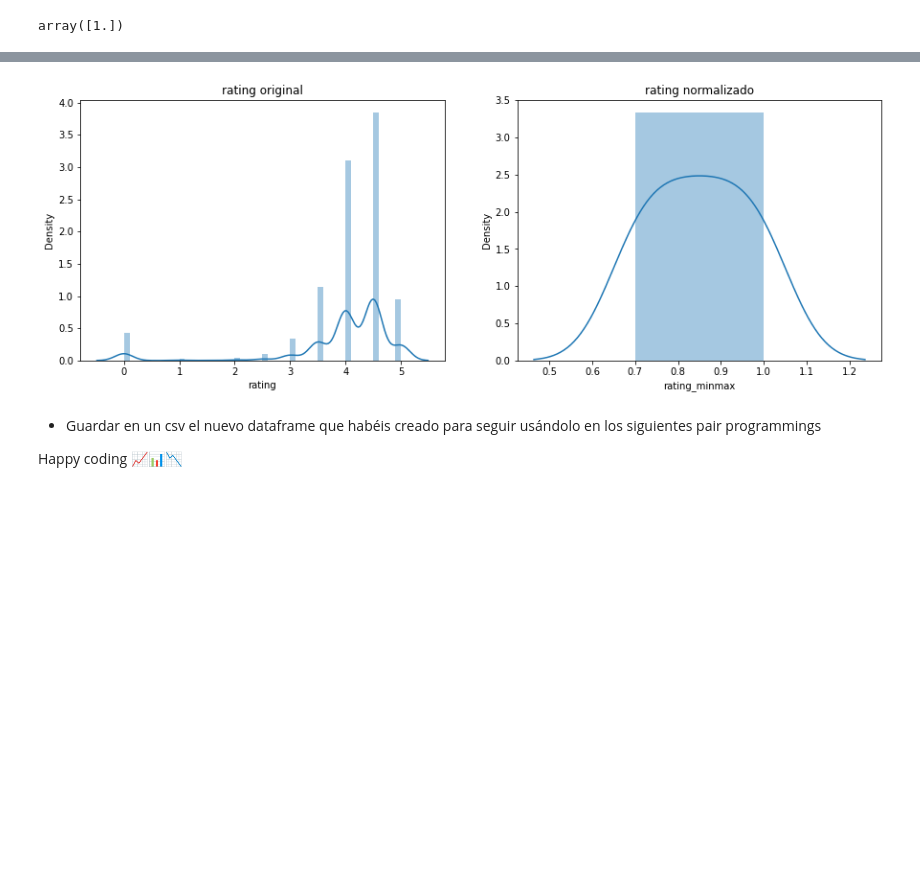
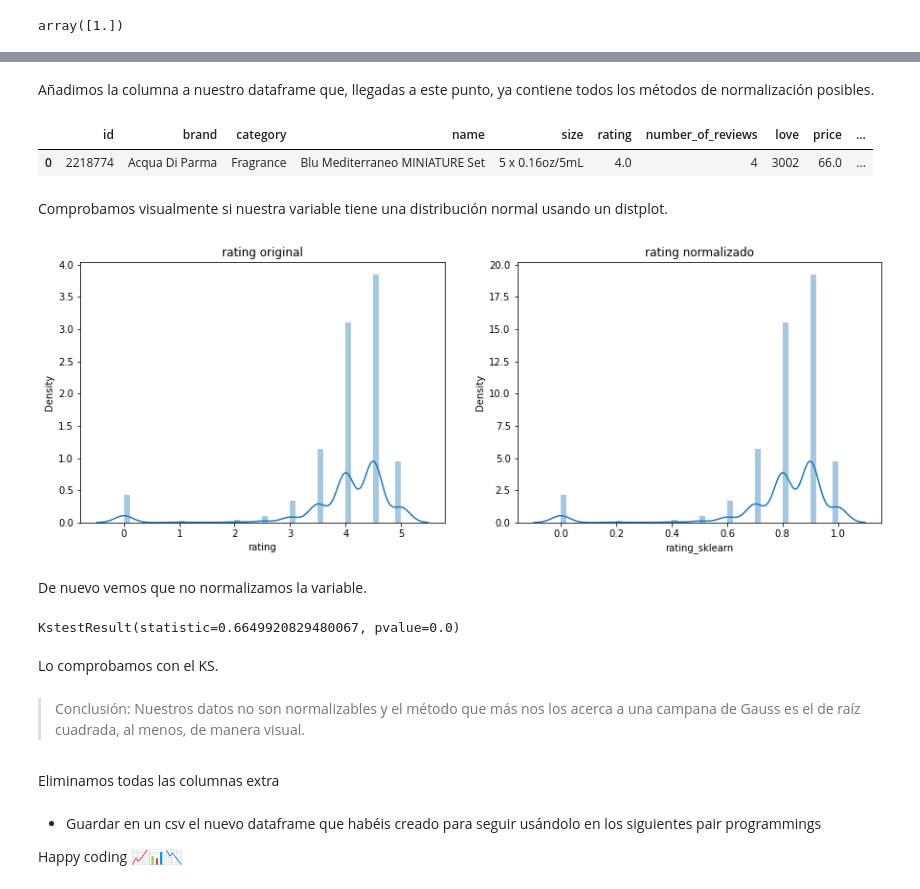
Before and after one commit to Adalab/DA-promo-d-da-modulo3_sprint1_Jacque_Anna, a Jupyter notebook: regresion_lineal/pair_programming_V_normalizacion.ipynb, the cells around one changed output, grey strips where cells are left out. Drawn from its saved outputs; the diff is of its cells as text; code cells hidden in the pictures; blank space fills up the shorter version.

```diff
--- a/regresion_lineal/pair_programming_V_normalizacion.ipynb
+++ b/regresion_lineal/pair_programming_V_normalizacion.ipynb
@@ -212,15 +216,36 @@ array([1.])
 # %%
-numericas_minmax = pd.DataFrame(X_normalizadas, columns = ["rating_minmax"])
+numericas_minmax = pd.DataFrame(X_normalizadas, columns = ["rating_sklearn"])
-# %%
-df["rating_minmax"] = numericas_minmax
+# %% [markdown]
+Añadimos la columna a nuestro dataframe que, llegadas a este punto, ya contiene todos los métodos de normalización posibles.
+# %%
+df["rating_sklearn"] = numericas_minmax
+
+df.head(1)
+# %% [output]
+|  | id | brand | category | name | size | rating | number_of_reviews | love | price | ... |
+| 0 | 2218774 | Acqua Di Parma | Fragrance | Blu Mediterraneo MINIATURE Set | 5 x 0.16oz/5mL | 4.0 | 4 | 3002 | 66.0 | ... |
+# %% [markdown]
+Comprobamos visualmente si nuestra variable tiene una distribución normal usando un distplot.
 # %%
 
 fig, axes = plt.subplots(1, 2, figsize = (15,5))
 
 axes[0].set_title('rating original')
 axes[1].set_title('rating normalizado')
 
 sns.distplot(df['rating'] ,ax = axes[0])
-sns.distplot(df['rating_minmax'], ax = axes[1]);
+sns.distplot(df['rating_sklearn'], ax = axes[1]);
 # %% [output]
-[figure, old version]
+[figure, new version]
+# %% [markdown]
+De nuevo vemos que no normalizamos la variable.
+# %%
+kstest(df['rating_sklearn'], 'norm')
+# %% [output]
+KstestResult(statistic=0.6649920829480067, pvalue=0.0)
+# %% [markdown]
+Lo comprobamos con el KS.
+# %% [markdown]
+> Conclusión: Nuestros datos no son normalizables y el método que más nos los acerca a una campana de Gauss es el de raíz cuadrada, al menos, de manera visual.
+# %% [markdown]
+Eliminamos todas las columnas extra
```
Also changed, not shown: parts of 25 cells of this notebook, 1 other file.
